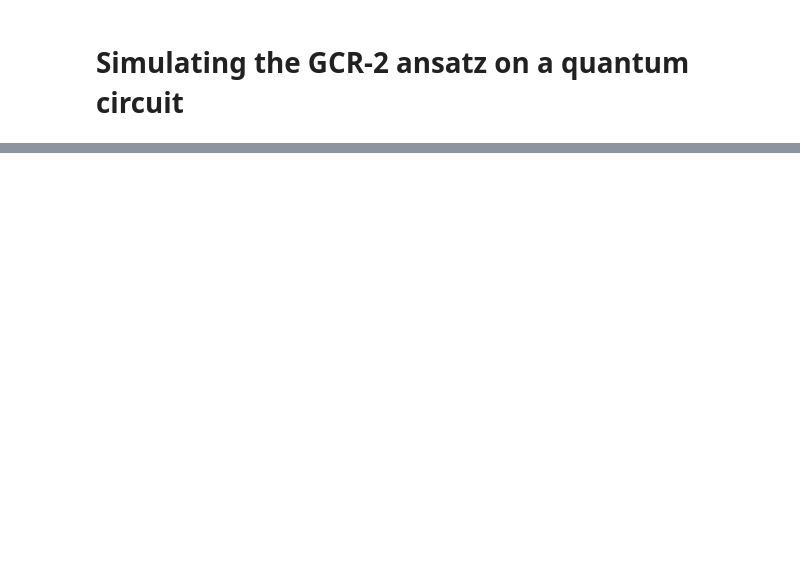
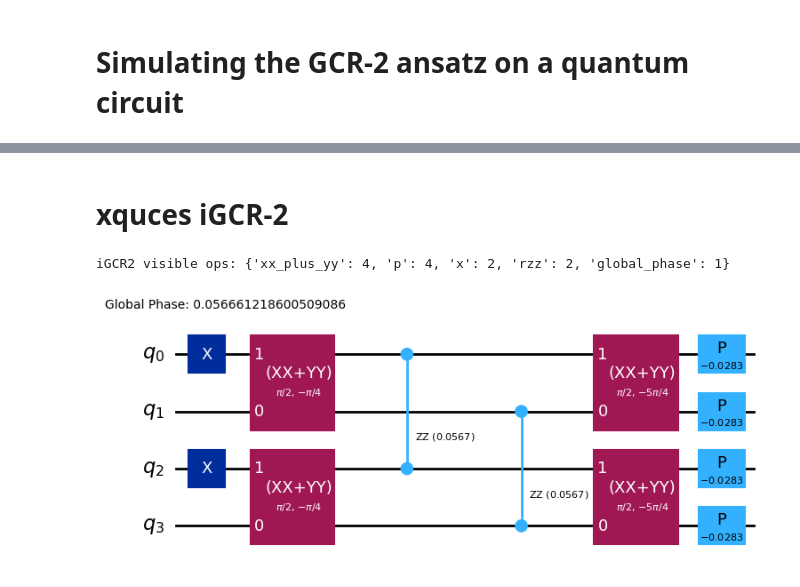
Before and after one commit to davidomanovic/xquces, a Jupyter notebook: examples/igcr2_circuit.ipynb, the cells around one changed output, grey strips where cells are left out. Saved outputs shown, nothing was run; the diff lists cells and outputs as text; code cells hidden in the pictures; blank space fills up the shorter version.

```diff
--- a/examples/igcr2_circuit.ipynb
+++ b/examples/igcr2_circuit.ipynb
@@ -134,0 +214,8 @@ ops:             cx: 1920, rz: 4509, sx: 3988, x: 21
+# %% [markdown]
+# xquces iGCR-2
+# %%
+print("iGCR2 visible ops:", dict(h2_igcr2_givens_circuit.count_ops()))
+h2_igcr2_givens_circuit.draw("mpl", fold=-1, idle_wires=False)
+# %% [output]
+iGCR2 visible ops: {'xx_plus_yy': 4, 'p': 4, 'x': 2, 'rzz': 2, 'global_phase': 1}
+[figure, added]
```
Also changed, not shown: parts of 10 cells of this notebook, 1 other file.
